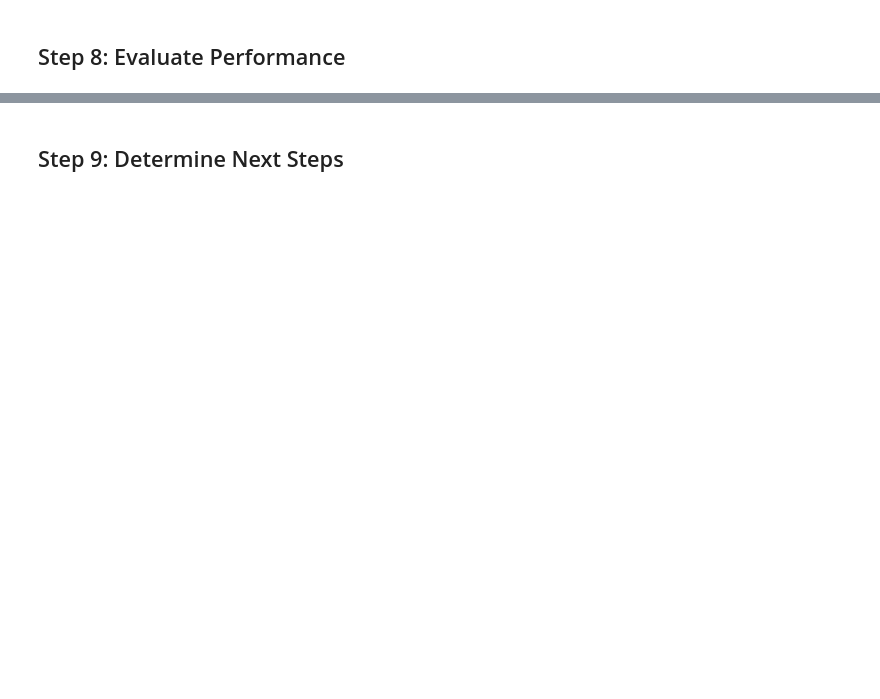
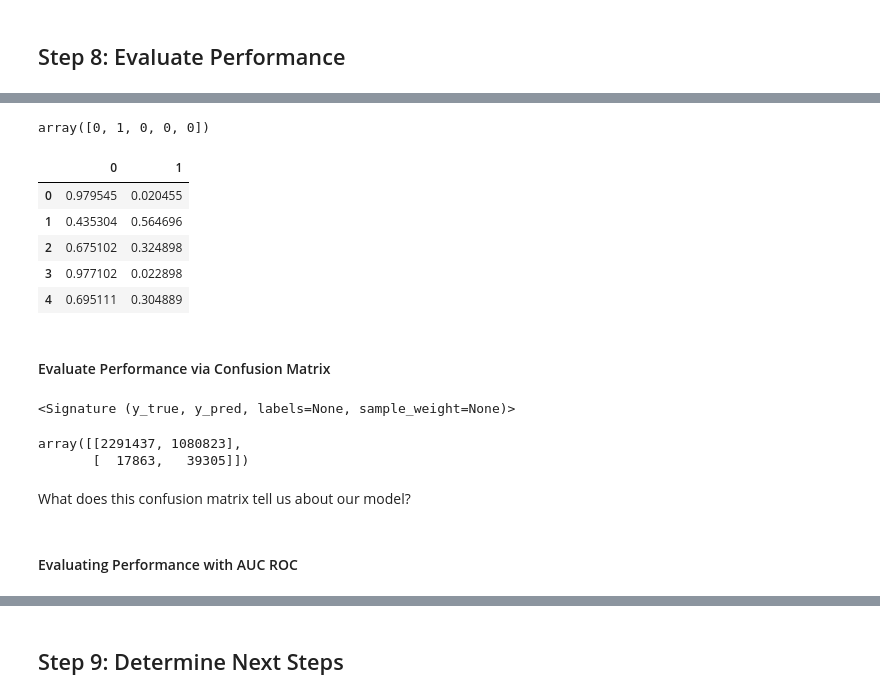
Before and after one commit to winter777/Stats-404-W19-Statistical-Computing, a Jupyter notebook: Class3/Intro-to-sklearn.ipynb, the cells around one changed output, grey strips where cells are left out. Cells and saved outputs as stored; diff of their text form; code cells hidden in the pictures; blank space fills up the shorter version.

```diff
--- a/Class3/Intro-to-sklearn.ipynb
+++ b/Class3/Intro-to-sklearn.ipynb
@@ -306,0 +397,31 @@ array([2.73075787])
+# %%
+y_pred_train = est_model.predict(X)
+y_pred_train[0:5]
+# %% [output]
+array([0, 1, 0, 0, 0])
+# %%
+y_pred_train_probs = pd.DataFrame(est_model.predict_proba(X))
+y_pred_train_probs.head()
+# %% [output]
+|  | 0 | 1 |
+| 0 | 0.979545 | 0.020455 |
+| 1 | 0.435304 | 0.564696 |
+| 2 | 0.675102 | 0.324898 |
+| 3 | 0.977102 | 0.022898 |
+| 4 | 0.695111 | 0.304889 |
+# %% [markdown]
+#### Evaluate Performance via Confusion Matrix
+# %%
+inspect.signature(confusion_matrix)
+# %% [output]
+<Signature (y_true, y_pred, labels=None, sample_weight=None)>
+# %%
+confusion_matrix(y_true=y,
+                 y_pred=y_pred_train)
+# %% [output]
+array([[2291437, 1080823],
+       [  17863,   39305]])
+# %% [markdown]
+What does this confusion matrix tell us about our model?
+# %% [markdown]
+#### Evaluating Performance with AUC ROC
```
Also changed, not shown: parts of 42 cells of this notebook.
